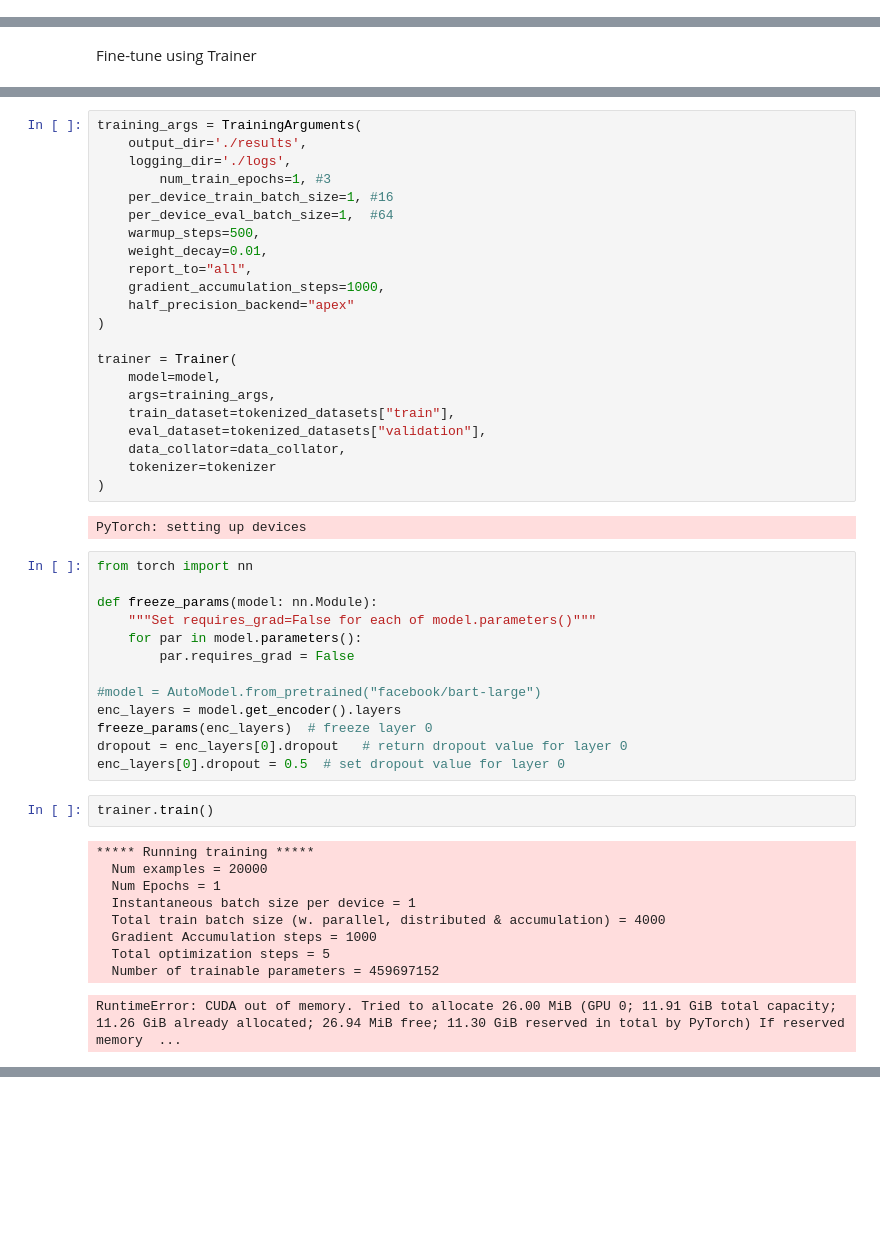
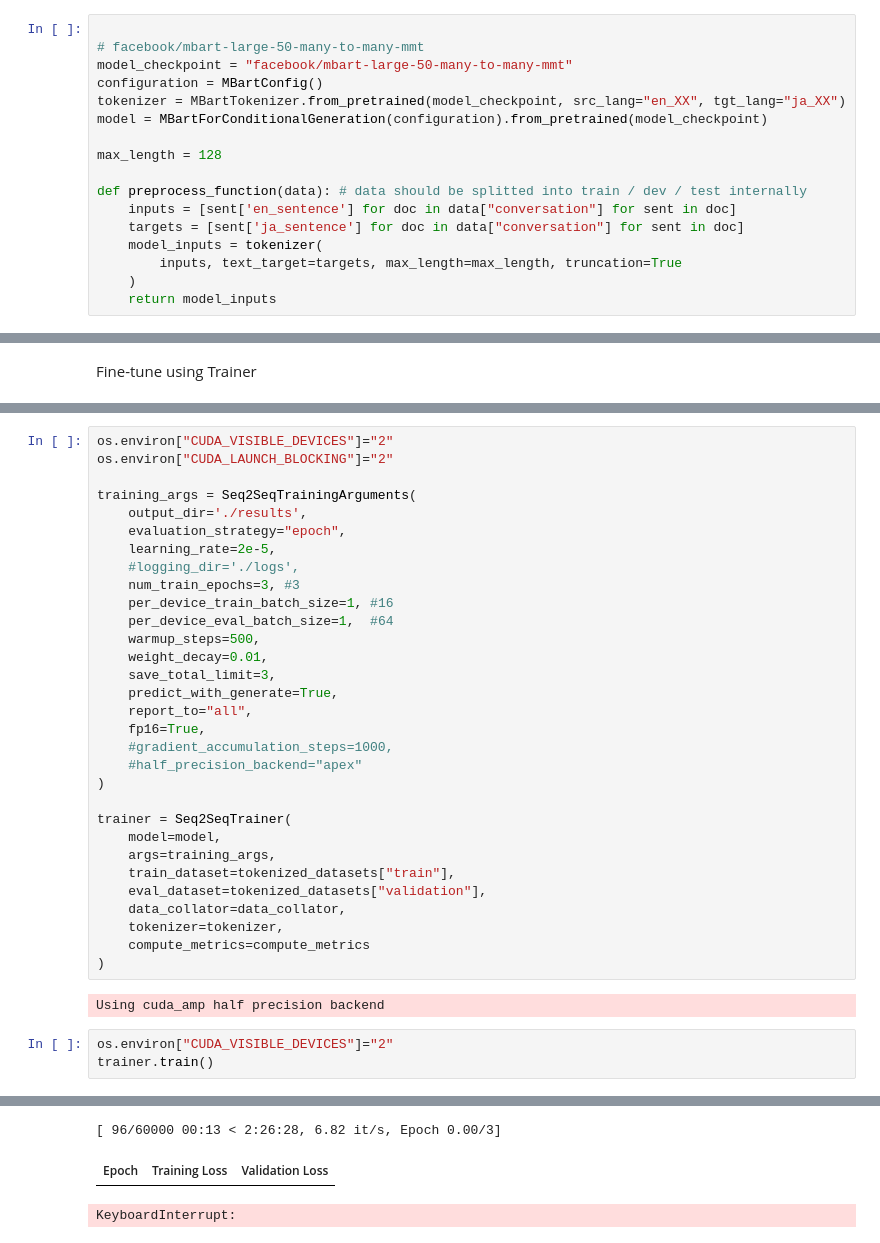
Before and after one commit to su0315/discourse_context_mt, a Jupyter notebook: huggingface_mbart.ipynb, the cells around one changed output, grey strips where cells are left out. Saved outputs shown, nothing was run; the diff lists cells and outputs as text; blank space fills up the shorter version.

Commit message:
separate each process, run with many2manymmt mbart

```diff
--- a/huggingface_mbart.ipynb
+++ b/huggingface_mbart.ipynb
@@ -39,3 +65,20 @@ inputs = [sent['en_sentence'] for doc in dataset["train"]["conversation"] for se
 targets = [sent['ja_sentence'] for doc in dataset["train"]["conversation"] for sent in doc]
 # %% [markdown]
 Preprocess Using Huggingface
+# %%
+
+# facebook/mbart-large-50-many-to-many-mmt
+model_checkpoint = "facebook/mbart-large-50-many-to-many-mmt"
+configuration = MBartConfig()
+tokenizer = MBartTokenizer.from_pretrained(model_checkpoint, src_lang="en_XX", tgt_lang="ja_XX")
+model = MBartForConditionalGeneration(configuration).from_pretrained(model_checkpoint)
+
+max_length = 128
+
+def preprocess_function(data): # data should be splitted into train / dev / test internally
+    inputs = [sent['en_sentence'] for doc in data["conversation"] for sent in doc]
+    targets = [sent['ja_sentence'] for doc in data["conversation"] for sent in doc]
+    model_inputs = tokenizer(
+        inputs, text_target=targets, max_length=max_length, truncation=True
+    )
+    return model_inputs
@@ -147,49 +184,37 @@ CUDA_LAUNCH_BLOCKING=1
 # %%
-training_args = TrainingArguments(
+os.environ["CUDA_VISIBLE_DEVICES"]="2"
+os.environ["CUDA_LAUNCH_BLOCKING"]="2"
+
+training_args = Seq2SeqTrainingArguments(
     output_dir='./results',
-    logging_dir='./logs',
-        num_train_epochs=1, #3
+    evaluation_strategy="epoch",
+    learning_rate=2e-5,
+    #logging_dir='./logs',
+    num_train_epochs=3, #3
     per_device_train_batch_size=1, #16
     per_device_eval_batch_size=1,  #64
     warmup_steps=500,
     weight_decay=0.01,
+    save_total_limit=3,
+    predict_with_generate=True,
     report_to="all",
-    gradient_accumulation_steps=1000,
-    half_precision_backend="apex"
+    fp16=True,
+    #gradient_accumulation_steps=1000,
+    #half_precision_backend="apex"
 )
 
-trainer = Trainer(
+trainer = Seq2SeqTrainer(
     model=model,
     args=training_args,
     train_dataset=tokenized_datasets["train"],
     eval_dataset=tokenized_datasets["validation"],
     data_collator=data_collator,
-    tokenizer=tokenizer
+    tokenizer=tokenizer,
+    compute_metrics=compute_metrics
 )
 # %% [output]
-PyTorch: setting up devices
+Using cuda_amp half precision backend
-# %%
-from torch import nn
-
-def freeze_params(model: nn.Module):
-    """Set requires_grad=False for each of model.parameters()"""
-    for par in model.parameters():
-        par.requires_grad = False
-
-#model = AutoModel.from_pretrained("facebook/bart-large")
-enc_layers = model.get_encoder().layers
-freeze_params(enc_layers)  # freeze layer 0
-dropout = enc_layers[0].dropout   # return dropout value for layer 0
-enc_layers[0].dropout = 0.5  # set dropout value for layer 0
-# %%
-trainer.train()
-# %% [output]
-***** Running training *****
-  Num examples = 20000
-  Num Epochs = 1
-  Instantaneous batch size per device = 1
-  Total train batch size (w. parallel, distributed & accumulation) = 4000
-  Gradient Accumulation steps = 1000
-  Total optimization steps = 5
-  Number of trainable parameters = 459697152
-RuntimeError: CUDA out of memory. Tried to allocate 26.00 MiB (GPU 0; 11.91 GiB total capacity; 11.26 GiB already allocated; 26.94 MiB free; 11.30 GiB reserved in total by PyTorch) If reserved memory  ...
+# %%
+os.environ["CUDA_VISIBLE_DEVICES"]="2"
+trainer.train()
+# %% [output]
@@ -196,3 +229,6 @@ RuntimeError: CUDA out of memory. Tried to allocate 26.00 MiB (GPU 0; 11.91 GiB
+[ 96/60000 00:13 < 2:26:28, 6.82 it/s, Epoch 0.00/3]
+| Epoch | Training Loss | Validation Loss |
+KeyboardInterrupt:
 # %%
 # Training without using Trainer
 ##Doesn't work###
```
Also changed, not shown: parts of 30 cells of this notebook, 3 other files.
